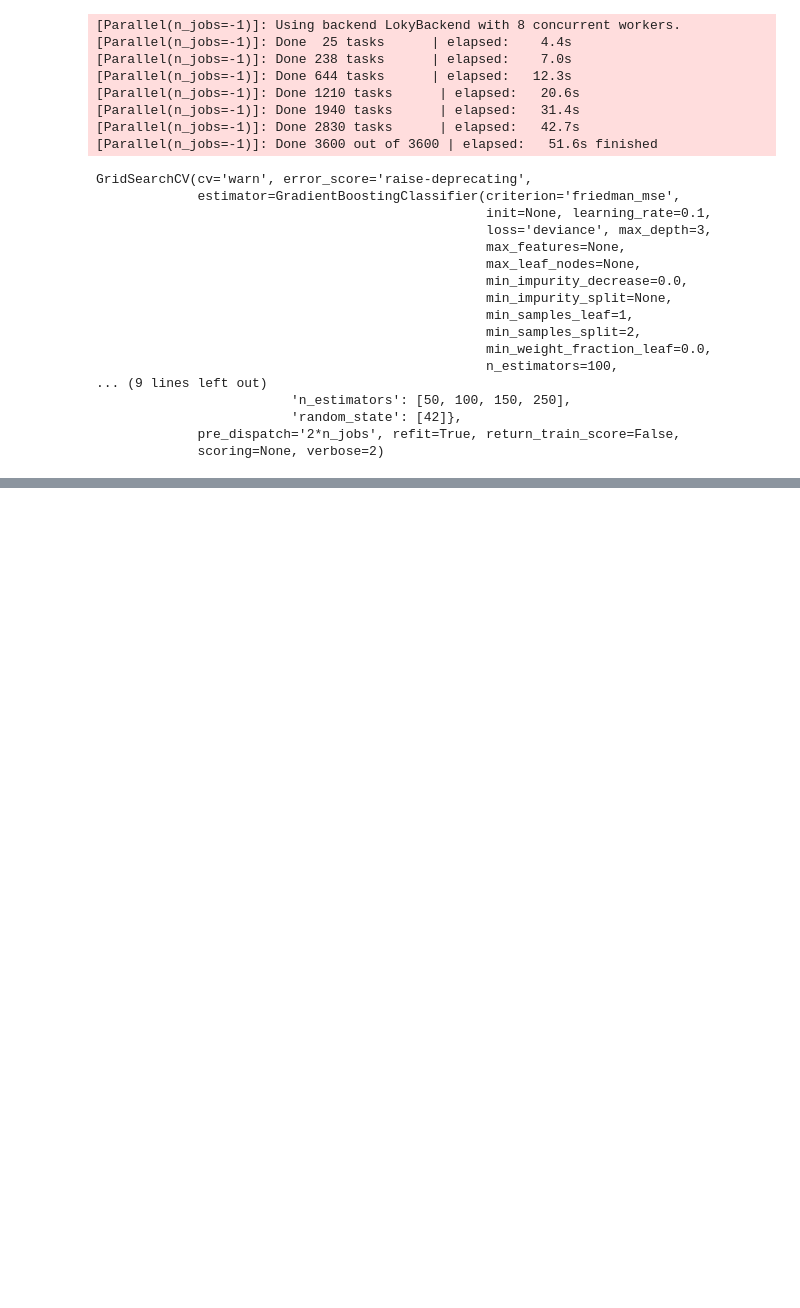
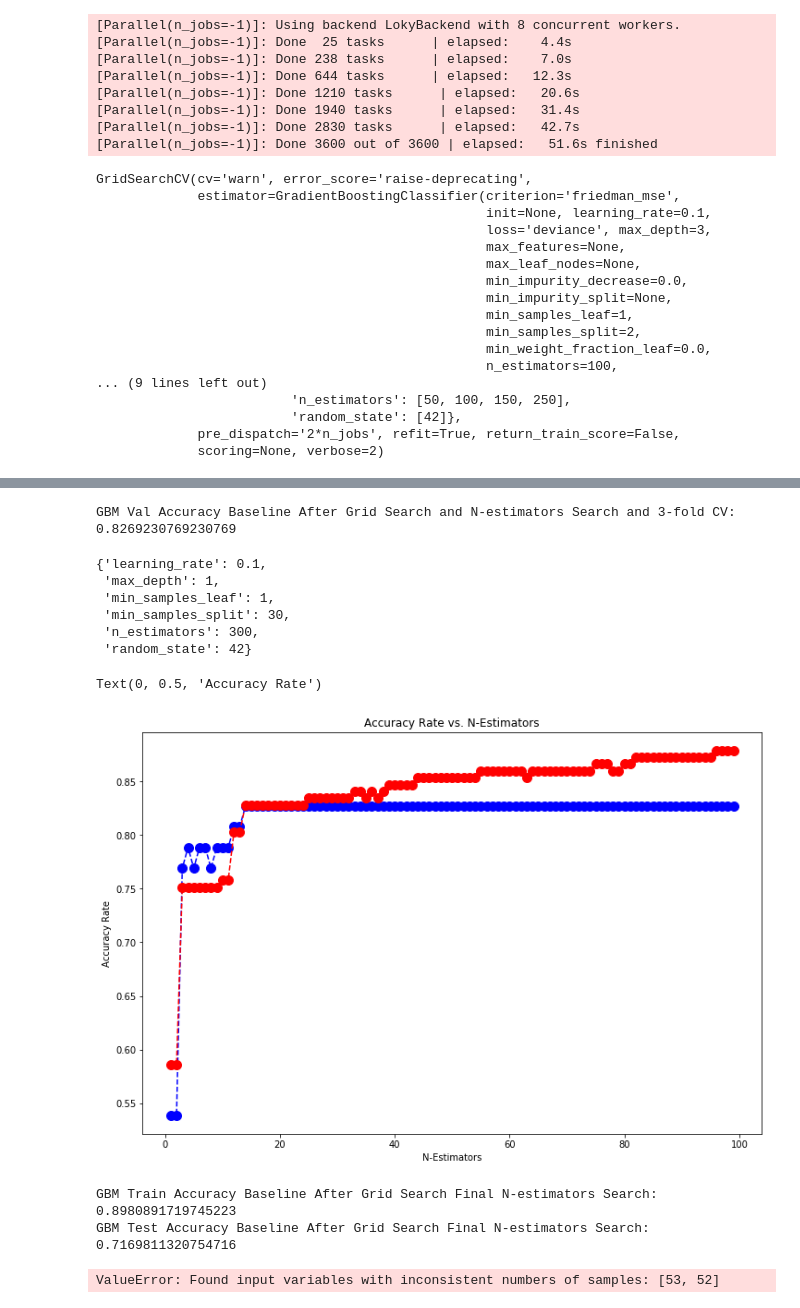
Before and after one commit to angelaaaateng/ML_COVID_PREDICTION, a Jupyter notebook: master-at.ipynb, the cells around one changed output, grey strips where cells are left out. Cells and saved outputs as stored; diff of their text form; code cells hidden in the pictures; blank space fills up the shorter version.

```diff
--- a/master-at.ipynb
+++ b/master-at.ipynb
@@ -1995,0 +2018,10 @@ GridSearchCV(cv='warn', error_score='raise-deprecating',
+# %%
+n_estim_param_grid = {
+    'n_estimators': [10, 20, 100, 200, 300, 400],
+    'learning_rate': [0.1],
+    'min_samples_leaf': [1],
+    'min_samples_split': [30],
+    'max_depth': [1, 3, 5, 8, 12],
+    'random_state': [42]
+}
+n_estim_param_grid
@@ -1995,0 +2035,5 @@ GridSearchCV(cv='warn', error_score='raise-deprecating',
+# %%
+nn_grid_search = GridSearchCV(estimator = gbm, param_grid = n_estim_param_grid,
+                          cv = 3, n_jobs = -1, verbose = 2)
+# %%
+nn_grid_search.fit(xgb_feat_imp_train, y_train)
@@ -1995,0 +2062,56 @@ GridSearchCV(cv='warn', error_score='raise-deprecating',
+# %%
+print ("GBM Val Accuracy Baseline After Grid Search and N-estimators Search and 3-fold CV:", metrics.accuracy_score(y_val, nn_grid_search.predict(xgb_feat_imp_val)))
+# %% [output]
+GBM Val Accuracy Baseline After Grid Search and N-estimators Search and 3-fold CV: 0.8269230769230769
+# %%
+nn_grid_search.best_params_
+# %% [output]
+{'learning_rate': 0.1,
+ 'max_depth': 1,
+ 'min_samples_leaf': 1,
+ 'min_samples_split': 30,
+ 'n_estimators': 300,
+ 'random_state': 42}
+# %%
+
+accuracy_rate = []
+training_acc = []
+
+for i in range(1,100):
+    rfc_plot = GradientBoostingClassifier(
+                       max_depth=1,
+                       min_samples_leaf=1, min_samples_split=30, learning_rate = 0.1, random_state = 42,
+                       n_estimators=i)
+    rfc_plot.fit(xgb_feat_imp_train, y_train)
+    accuracy_rate.append(rfc_plot.score(xgb_feat_imp_val, y_val))
+    training_acc.append(rfc_plot.score(xgb_feat_imp_train, y_train))
+
+plt.figure(figsize=(12,8))
+plt.plot(np.arange(1,100), accuracy_rate,color='blue', linestyle='dashed', marker='o',
+         markerfacecolor='blue', markersize=10)
+plt.plot(np.arange(1,100), training_acc,color='red', linestyle='dashed', marker='o',
+         markerfacecolor='red', markersize=10)
+
+#training > testing
+plt.title('Accuracy Rate vs. N-Estimators')
+plt.xlabel('N-Estimators')
+plt.ylabel('Accuracy Rate')
+# %% [output]
+Text(0, 0.5, 'Accuracy Rate')
+[figure, added]
+# %%
+# model evaluation
+
+nnest_gbm_pred_gs = nn_grid_search.predict(xgb_feat_imp_test)
+
+nnest_y_pred_gs =  nn_grid_search.predict(xgb_feat_imp_val)
+print ("GBM Train Accuracy Baseline After Grid Search Final N-estimators Search:", metrics.accuracy_score(y_train, nn_grid_search.predict(xgb_feat_imp_train)))
+print ("GBM Test Accuracy Baseline After Grid Search Final N-estimators Search:", metrics.accuracy_score(y_test, nn_grid_search.predict(xgb_feat_imp_test)))
+#print('Accuracy of random forest classifier on test set: {:.2f}'.format(rfc.score(X_test, y_test)))
+# %% [output]
+GBM Train Accuracy Baseline After Grid Search Final N-estimators Search: 0.8980891719745223
+GBM Test Accuracy Baseline After Grid Search Final N-estimators Search: 0.7169811320754716
+# %%
+print(confusion_matrix(y_test,nnest_y_pred_gs))
+# %% [output]
+ValueError: Found input variables with inconsistent numbers of samples: [53, 52]
```
Also changed, not shown: parts of 5 cells of this notebook.
